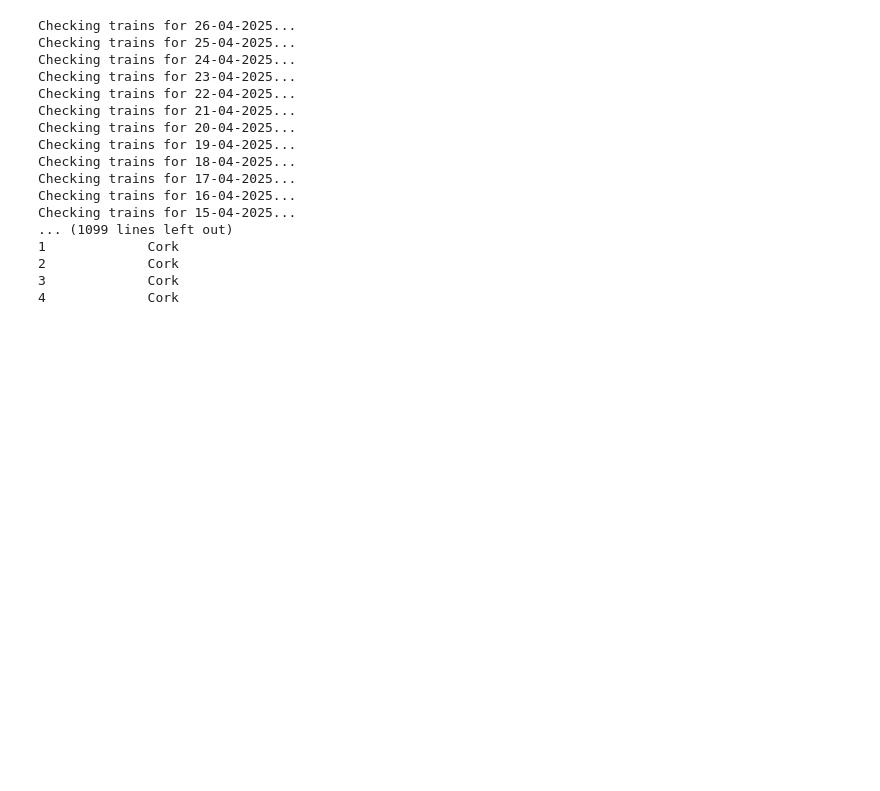
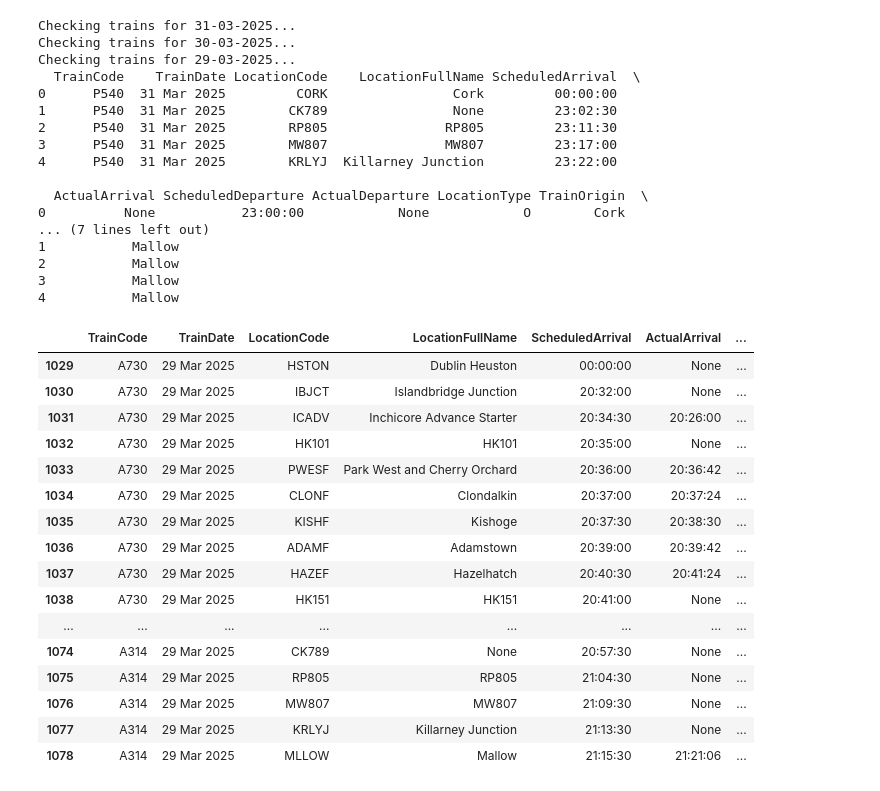
Before and after one commit to sgoodwin2/train-delay-predictor, a Jupyter notebook: src/notebooks/data_exploration.ipynb, the cells around one changed output. Drawn from its saved outputs; the diff is of its cells as text; code cells hidden in the pictures; blank space fills up the shorter version.

```diff
--- a/src/notebooks/data_exploration.ipynb
+++ b/src/notebooks/data_exploration.ipynb
@@ -93,25 +93,46 @@ train_codes = get_train_codes()
 train_ids = [train[0] for train in train_codes]  # Extract Train IDs only
 
 # Collect historical data
-df = collect_historical_data(train_ids, days_back=1095)
+df = collect_historical_data(train_ids, days_back=3)
 
 df.to_csv("irish_rail_historical_data.csv", index=False)
 print(df.head())
 # %% [output]
-Checking trains for 26-04-2025...
-Checking trains for 25-04-2025...
-Checking trains for 24-04-2025...
-Checking trains for 23-04-2025...
-Checking trains for 22-04-2025...
-Checking trains for 21-04-2025...
-Checking trains for 20-04-2025...
-Checking trains for 19-04-2025...
-Checking trains for 18-04-2025...
-Checking trains for 17-04-2025...
-Checking trains for 16-04-2025...
-Checking trains for 15-04-2025...
-... (1099 lines left out)
-1             Cork
-2             Cork
-3             Cork
-4             Cork
+Checking trains for 31-03-2025...
+Checking trains for 30-03-2025...
+Checking trains for 29-03-2025...
+  TrainCode    TrainDate LocationCode    LocationFullName ScheduledArrival  \
+0      P540  31 Mar 2025         CORK                Cork         00:00:00
+1      P540  31 Mar 2025        CK789                None         23:02:30
+2      P540  31 Mar 2025        RP805               RP805         23:11:30
+3      P540  31 Mar 2025        MW807               MW807         23:17:00
+4      P540  31 Mar 2025        KRLYJ  Killarney Junction         23:22:00
+
+  ActualArrival ScheduledDeparture ActualDeparture LocationType TrainOrigin  \
+0          None           23:00:00            None            O        Cork
+... (7 lines left out)
+1           Mallow
+2           Mallow
+3           Mallow
+4           Mallow
+# %%
+rows = df.loc[df['TrainDate'] == "29 Mar 2025"]
+rows.head(50)
+# %% [output]
+|  | TrainCode | TrainDate | LocationCode | LocationFullName | ScheduledArrival | ActualArrival | ... |
+| 1029 | A730 | 29 Mar 2025 | HSTON | Dublin Heuston | 00:00:00 | None | ... |
+| 1030 | A730 | 29 Mar 2025 | IBJCT | Islandbridge Junction | 20:32:00 | None | ... |
+| 1031 | A730 | 29 Mar 2025 | ICADV | Inchicore Advance Starter | 20:34:30 | 20:26:00 | ... |
+| 1032 | A730 | 29 Mar 2025 | HK101 | HK101 | 20:35:00 | None | ... |
+| 1033 | A730 | 29 Mar 2025 | PWESF | Park West and Cherry Orchard | 20:36:00 | 20:36:42 | ... |
+| 1034 | A730 | 29 Mar 2025 | CLONF | Clondalkin | 20:37:00 | 20:37:24 | ... |
+| 1035 | A730 | 29 Mar 2025 | KISHF | Kishoge | 20:37:30 | 20:38:30 | ... |
+| 1036 | A730 | 29 Mar 2025 | ADAMF | Adamstown | 20:39:00 | 20:39:42 | ... |
+| 1037 | A730 | 29 Mar 2025 | HAZEF | Hazelhatch | 20:40:30 | 20:41:24 | ... |
+| 1038 | A730 | 29 Mar 2025 | HK151 | HK151 | 20:41:00 | None | ... |
+| ... | ... | ... | ... | ... | ... | ... | ... |
+| 1074 | A314 | 29 Mar 2025 | CK789 | None | 20:57:30 | None | ... |
+| 1075 | A314 | 29 Mar 2025 | RP805 | RP805 | 21:04:30 | None | ... |
+| 1076 | A314 | 29 Mar 2025 | MW807 | MW807 | 21:09:30 | None | ... |
+| 1077 | A314 | 29 Mar 2025 | KRLYJ | Killarney Junction | 21:13:30 | None | ... |
+| 1078 | A314 | 29 Mar 2025 | MLLOW | Mallow | 21:15:30 | 21:21:06 | ... |
```
Also changed, not shown: parts of 1 cell of this notebook, 4 other files.
